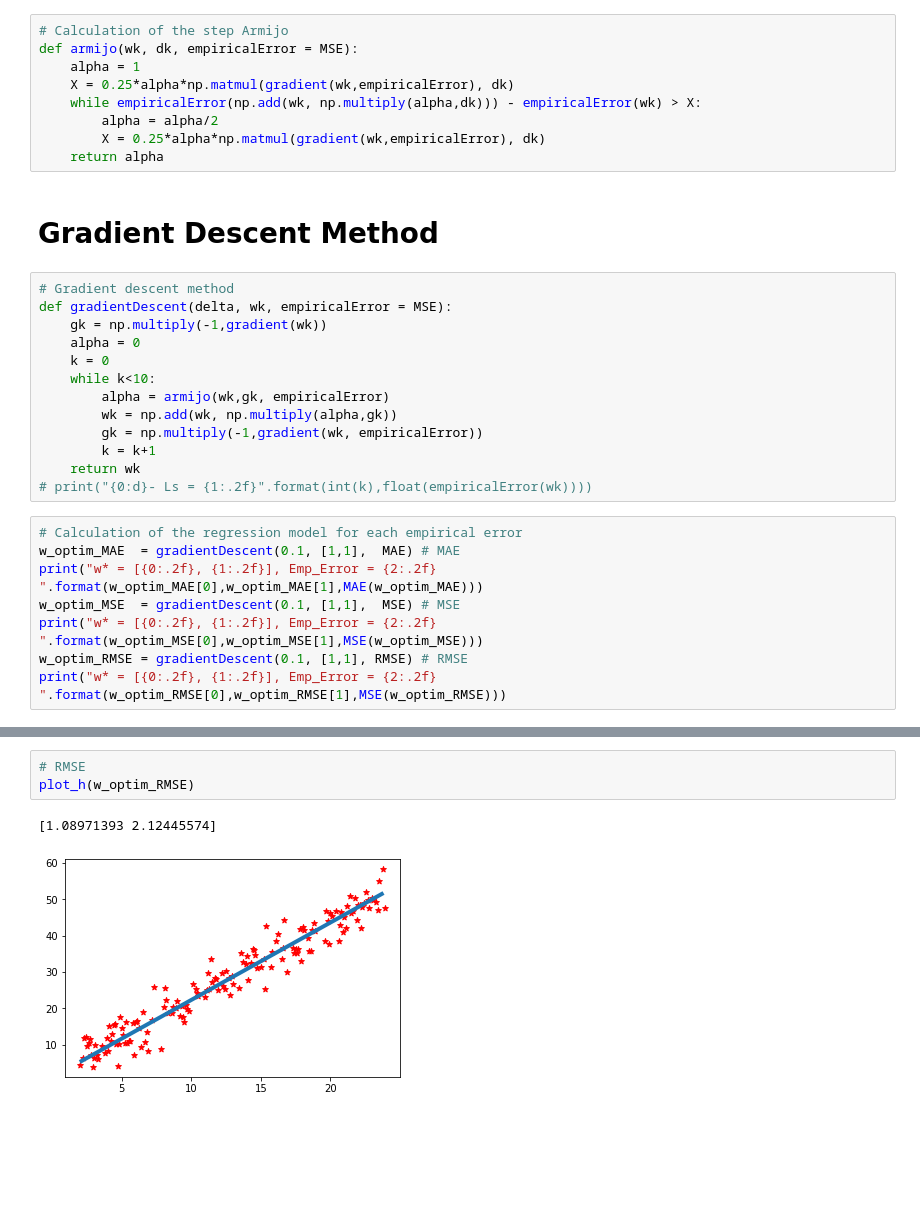
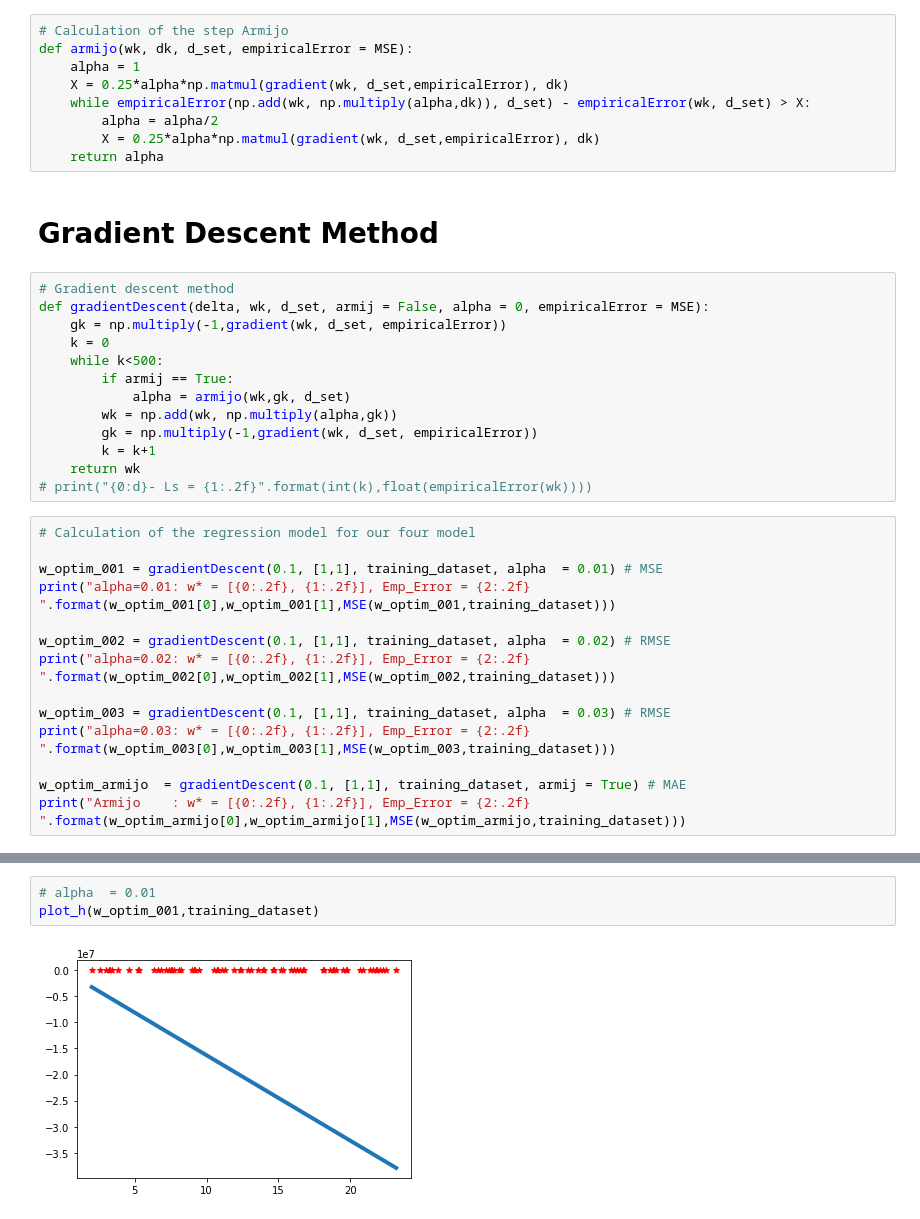
Before and after one commit to Imraneouelfaquir98/ML-Project-Regression, a Jupyter notebook: Regression.ipynb, the cells around one changed output, grey strips where cells are left out. Saved outputs shown, nothing was run; the diff lists cells and outputs as text; blank space fills up the shorter version.

```diff
--- a/Regression.ipynb
+++ b/Regression.ipynb
@@ -131,32 +128,38 @@ def gradient(w, empiricalError = MSE):
 # %%
 # Calculation of the step Armijo
-def armijo(wk, dk, empiricalError = MSE):
+def armijo(wk, dk, d_set, empiricalError = MSE):
     alpha = 1
-    X = 0.25*alpha*np.matmul(gradient(wk,empiricalError), dk)
-    while empiricalError(np.add(wk, np.multiply(alpha,dk))) - empiricalError(wk) > X:
+    X = 0.25*alpha*np.matmul(gradient(wk, d_set,empiricalError), dk)
+    while empiricalError(np.add(wk, np.multiply(alpha,dk)), d_set) - empiricalError(wk, d_set) > X:
         alpha = alpha/2
-        X = 0.25*alpha*np.matmul(gradient(wk,empiricalError), dk)
+        X = 0.25*alpha*np.matmul(gradient(wk, d_set,empiricalError), dk)
     return alpha
 # %% [markdown]
 # Gradient Descent Method
 # %%
 # Gradient descent method
-def gradientDescent(delta, wk, empiricalError = MSE):
-    gk = np.multiply(-1,gradient(wk))
-    alpha = 0
+def gradientDescent(delta, wk, d_set, armij = False, alpha = 0, empiricalError = MSE):
+    gk = np.multiply(-1,gradient(wk, d_set, empiricalError))
     k = 0
-    while k<10:
-        alpha = armijo(wk,gk, empiricalError)
+    while k<500:
+        if armij == True:
+            alpha = armijo(wk,gk, d_set)
         wk = np.add(wk, np.multiply(alpha,gk))
-        gk = np.multiply(-1,gradient(wk, empiricalError))
+        gk = np.multiply(-1,gradient(wk, d_set, empiricalError))
         k = k+1
     return wk
 # print("{0:d}- Ls = {1:.2f}".format(int(k),float(empiricalError(wk))))
 # %%
-# Calculation of the regression model for each empirical error
-w_optim_MAE  = gradientDescent(0.1, [1,1],  MAE) # MAE
-print("w* = [{0:.2f}, {1:.2f}], Emp_Error = {2:.2f} ".format(w_optim_MAE[0],w_optim_MAE[1],MAE(w_optim_MAE)))
-w_optim_MSE  = gradientDescent(0.1, [1,1],  MSE) # MSE
-print("w* = [{0:.2f}, {1:.2f}], Emp_Error = {2:.2f} ".format(w_optim_MSE[0],w_optim_MSE[1],MSE(w_optim_MSE)))
-w_optim_RMSE = gradientDescent(0.1, [1,1], RMSE) # RMSE
-print("w* = [{0:.2f}, {1:.2f}], Emp_Error = {2:.2f} ".format(w_optim_RMSE[0],w_optim_RMSE[1],MSE(w_optim_RMSE)))
+# Calculation of the regression model for our four model
+
+w_optim_001 = gradientDescent(0.1, [1,1], training_dataset, alpha  = 0.01) # MSE
+print("alpha=0.01: w* = [{0:.2f}, {1:.2f}], Emp_Error = {2:.2f} ".format(w_optim_001[0],w_optim_001[1],MSE(w_optim_001,training_dataset)))
+
+w_optim_002 = gradientDescent(0.1, [1,1], training_dataset, alpha  = 0.02) # RMSE
+print("alpha=0.02: w* = [{0:.2f}, {1:.2f}], Emp_Error = {2:.2f} ".format(w_optim_002[0],w_optim_002[1],MSE(w_optim_002,training_dataset)))
+
+w_optim_003 = gradientDescent(0.1, [1,1], training_dataset, alpha  = 0.03) # RMSE
+print("alpha=0.03: w* = [{0:.2f}, {1:.2f}], Emp_Error = {2:.2f} ".format(w_optim_003[0],w_optim_003[1],MSE(w_optim_003,training_dataset)))
+
+w_optim_armijo  = gradientDescent(0.1, [1,1], training_dataset, armij = True) # MAE
+print("Armijo    : w* = [{0:.2f}, {1:.2f}], Emp_Error = {2:.2f} ".format(w_optim_armijo[0],w_optim_armijo[1],MSE(w_optim_armijo,training_dataset)))
@@ -179,6 +166,5 @@ plot_h(w_optim_MSE)
-# %%
-# RMSE
-plot_h(w_optim_RMSE)
-# %% [output]
-[1.08971393 2.12445574]
-[figure, removed]
+# %%
+# alpha  = 0.01
+plot_h(w_optim_001,training_dataset)
+# %% [output]
+[figure, added]
```
Also changed, not shown: parts of 31 cells of this notebook, 3 other files.
